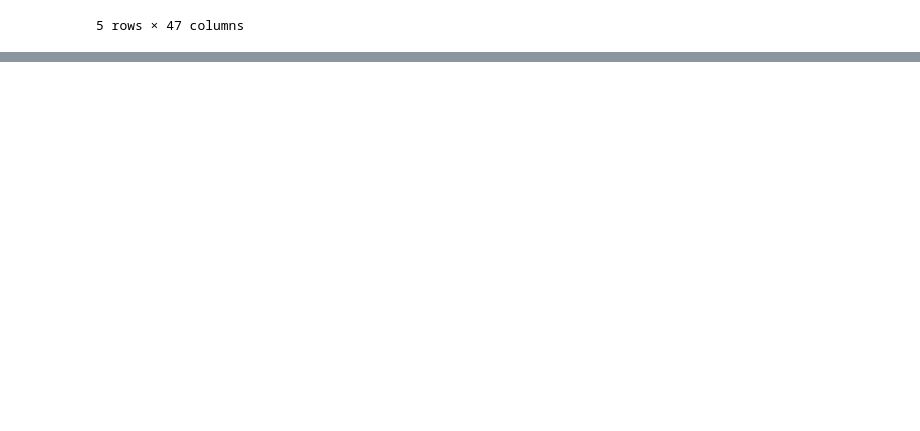
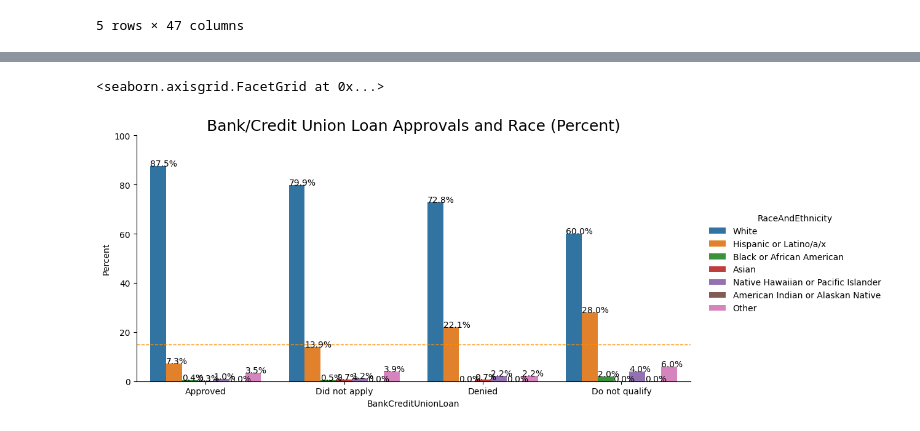
Before and after one commit to ramirezzzluisss/IS4487, a Jupyter notebook: HonorsThesis.ipynb, the cells around one changed output, grey strips where cells are left out. Cells and saved outputs as stored; diff of their text form; code cells hidden in the pictures; blank space fills up the shorter version.

```diff
--- a/HonorsThesis.ipynb
+++ b/HonorsThesis.ipynb
@@ -205,0 +207,4 @@ Text(0.5, 1.0, 'LEED and Race')
+# %%
+df_clean['BankCreditUnionLoan'] = pd.Categorical(df_clean['BankCreditUnionLoan'],
+                                         categories = ['Approved', 'Did not apply', 'Denied', 'Do not qualify'],
+                                         ordered = True)
@@ -205,0 +222,21 @@ Text(0.5, 1.0, 'LEED and Race')
+# %%
+# convert to percentages
+new_df = df_clean.groupby('BankCreditUnionLoan')['RaceAndEthnicity'].value_counts(normalize=True)
+new_df = new_df.mul(100).rename('Percent').reset_index()
+
+g = sns.catplot(x='BankCreditUnionLoan', y='Percent', hue='RaceAndEthnicity', kind='bar', data=new_df, height=5, aspect = 2)
+g.ax.set_ylim(0,100)
+
+for p in g.ax.patches:
+    txt = str(p.get_height().round(1)) + "%"
+    txt_x = p.get_x()
+    txt_y = p.get_height()
+    g.ax.text(txt_x,txt_y,txt)
+
+plt.title('Bank/Credit Union Loan Approvals and Race (Percent)', fontsize=18)
+g.map(plt.axhline, y=15, ls='--', color='darkorange', linewidth=1)
+
+# add a line at 15 percent for latinx population in utah?
+# %% [output]
+<seaborn.axisgrid.FacetGrid at 0x...>
+[figure, added]
```
Also changed, not shown: parts of 77 cells of this notebook.
